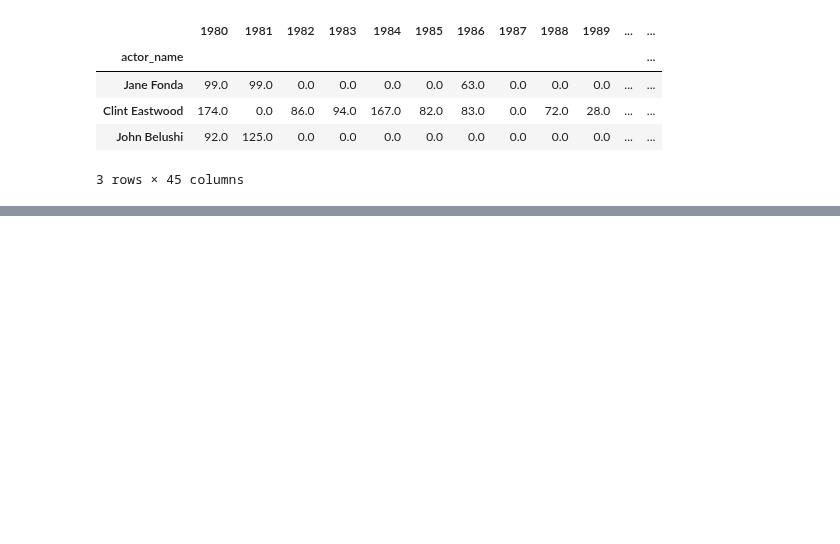
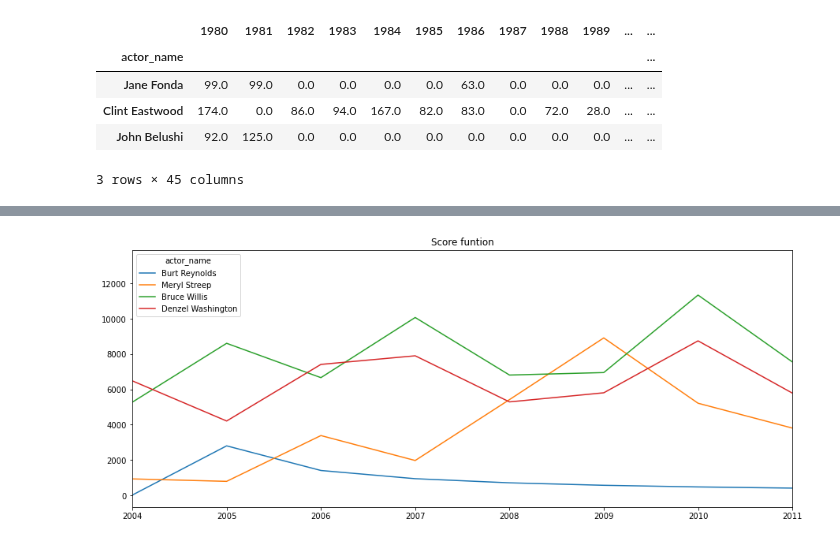
Before and after one commit to epfl-ada/ada-2022-project-dadalife, a Jupyter notebook: score_computation.ipynb, the cells around one changed output, grey strips where cells are left out. Saved outputs shown, nothing was run; the diff lists cells and outputs as text; code cells hidden in the pictures; blank space fills up the shorter version.

```diff
--- a/score_computation.ipynb
+++ b/score_computation.ipynb
@@ -147,0 +220,8 @@ df_numbers_yearly[1980] = df_numbers_cum['1980']
+# %%
+df_yearly_decayed=pd.DataFrame(df_yearly_decayed[0].to_list(), columns=years).copy()
+df_yearly_decayed['actor_name'] = df_numbers_yearly.index.values
+df_yearly_decayed.set_index('actor_name', inplace=True)
+# %%
+df_yearly_decayed = df_yearly_decayed.loc[~(df_yearly_decayed==0).all(axis=1)]
+# %%
+df_yearly_decayed.reset_index(inplace=True)
@@ -147,0 +233,8 @@ df_numbers_yearly[1980] = df_numbers_cum['1980']
+# %%
+filter_conditions=(
+    (df_yearly_decayed['actor_name'] == 'Burt Reynolds') |
+    (df_yearly_decayed['actor_name'] == 'Denzel Washington') |
+    (df_yearly_decayed['actor_name'] == 'Meryl Streep') |
+    (df_yearly_decayed['actor_name'] == 'Bruce Willis')
+)
+df_yearly_decayed.loc[filter_conditions]
@@ -147,0 +248,11 @@ df_numbers_yearly[1980] = df_numbers_cum['1980']
+# %%
+a = df_yearly_decayed.loc[filter_conditions].T
+a.columns = a.iloc[0]
+
+a = a.iloc[1: , :]
+a.plot(figsize=(15, 6))
+plt.xlim(2004, 2011)
+plt.title("Score funtion")
+plt.show()
+# %% [output]
+[figure, added]
```
Also changed, not shown: parts of 33 cells of this notebook, 6 other files.
